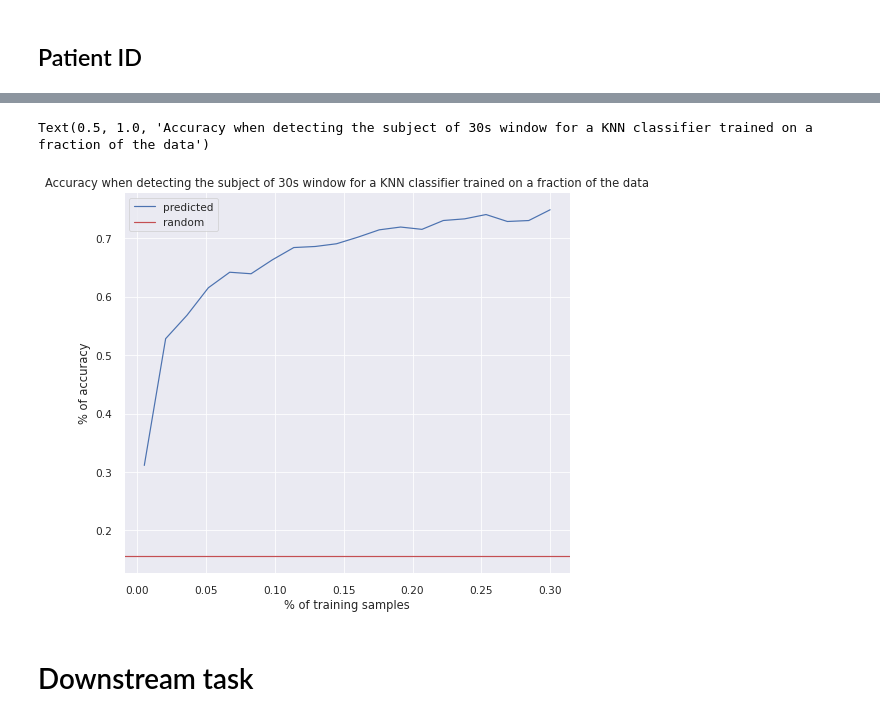
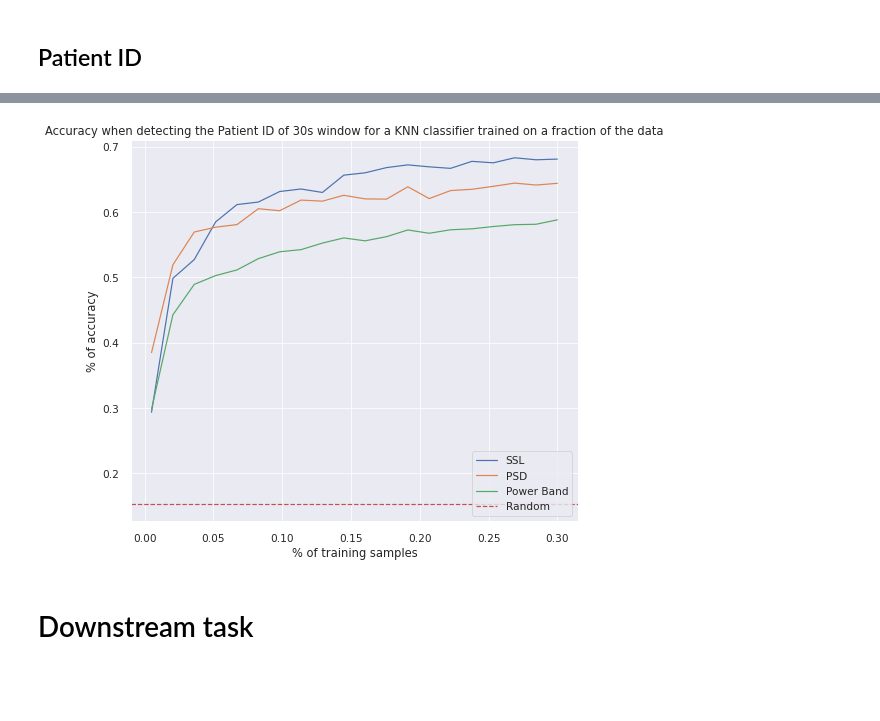
Before and after one commit to TheoMoutakanni/TCC-EEG, a Jupyter notebook: ContrastiveTraining.ipynb, the cells around one changed output, grey strips where cells are left out. Drawn from its saved outputs; the diff is of its cells as text; code cells hidden in the pictures; blank space fills up the shorter version.

```diff
--- a/ContrastiveTraining.ipynb
+++ b/ContrastiveTraining.ipynb
@@ -47,0 +72,7 @@ print(len(self_train_set), len(self_valid_set), len(full_train_set), len(valid_s
+# %%
+for stage in mapping.keys():
+    all_epochs[stage].plot_psd(area_mode=None, color=sleep_cmap(mapping[stage]), ax=plt.gca(),
+                           fmin=0.1, fmax=20., show=False, n_jobs=-1,
+                           average=True, spatial_colors=False)
+plt.legend(plt.gca().lines[2::3], mapping.keys())
+plt.savefig('img/freq.png', dpi=200, bbox_inches='tight', pad_inches=0, facecolor=(1,1,1,0))
@@ -47,0 +89,4 @@ print(len(self_train_set), len(self_valid_set), len(full_train_set), len(valid_s
+# %%
+valid_data = np.array([self_valid_set[i][0][0] for i in range(len(self_valid_set))])
+fft_data = np.abs(np.fft.fft(valid_data))
+fft_data = fft_data.reshape(fft_data.shape[0], -1)
@@ -47,0 +113,24 @@ print(len(self_train_set), len(self_valid_set), len(full_train_set), len(valid_s
+# %%
+from scipy import signal
+
+def eeg_power_band(epochs):
+    """EEG relative power band feature extraction.
+    """
+    # specific frequency bands
+    FREQ_BANDS = {"delta": [0.5, 4.5],
+                  "theta": [4.5, 8.5],
+                  "alpha": [8.5, 11.5],
+                  "sigma": [11.5, 15.5],
+                  "beta": [15.5, 30]}
+
+    freqs, psds = signal.welch(epochs, fs=100)
+    # Normalize the PSDs
+    psds /= np.sum(psds, axis=-1, keepdims=True)
+
+    X = []
+    for fmin, fmax in FREQ_BANDS.values():
+        psds_band = psds[:, :, (freqs >= fmin) & (freqs < fmax)].mean(axis=-1)
+        X.append(psds_band.reshape(len(psds), -1))
+    return np.concatenate(X, axis=1)
+# %%
+power_band_data = eeg_power_band(valid_data)
@@ -159,11 +280,10 @@ Text(0.5, 1.0, 'TSNE of self-supervised embeddings according to patient id')
 # %%
-from utils.linear import plot_knn
-
-plot_knn([embds], subjects, ['predicted'])
-plt.title('Accuracy when detecting the subject of 30s window for a KNN classifier trained on a fraction of the data')
+plot_knn([embds, fft_data, power_band_data], subjects, colorbar=False, verbose=1)
+plt.legend(['SSL', 'PSD', 'Power Band', 'Random'], loc='lower right')
+plt.savefig('img/knn_benchmark_patient.png', dpi=200, bbox_inches='tight', pad_inches=0, facecolor=(1,1,1,0))
+plt.title('Accuracy when detecting the Patient ID of 30s window for a KNN classifier trained on a fraction of the data');
 # %% [output]
-Text(0.5, 1.0, 'Accuracy when detecting the subject of 30s window for a KNN classifier trained on a fraction of the data')
-[figure, old version]
+[figure, new version]
 # %% [markdown]
 # Downstream task
 # %%
```
Also changed, not shown: parts of 41 cells of this notebook, 3 other files.
